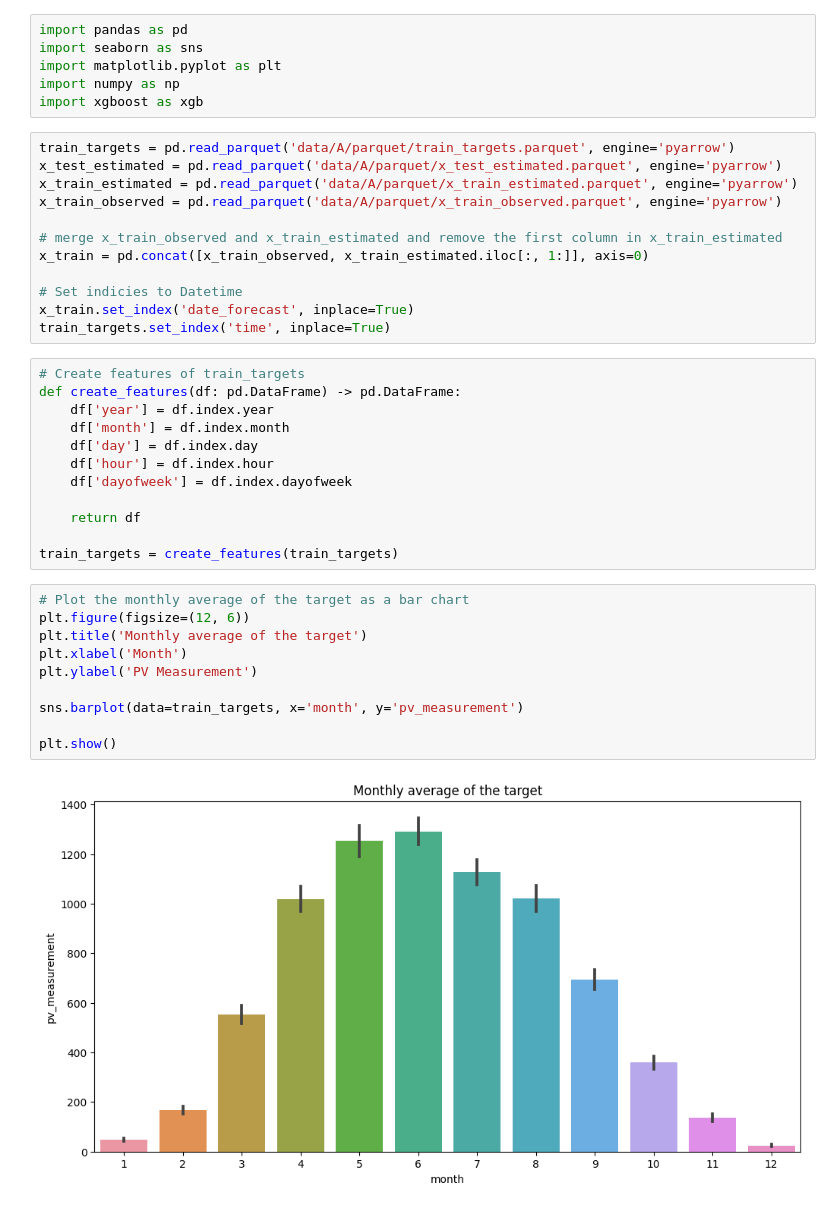
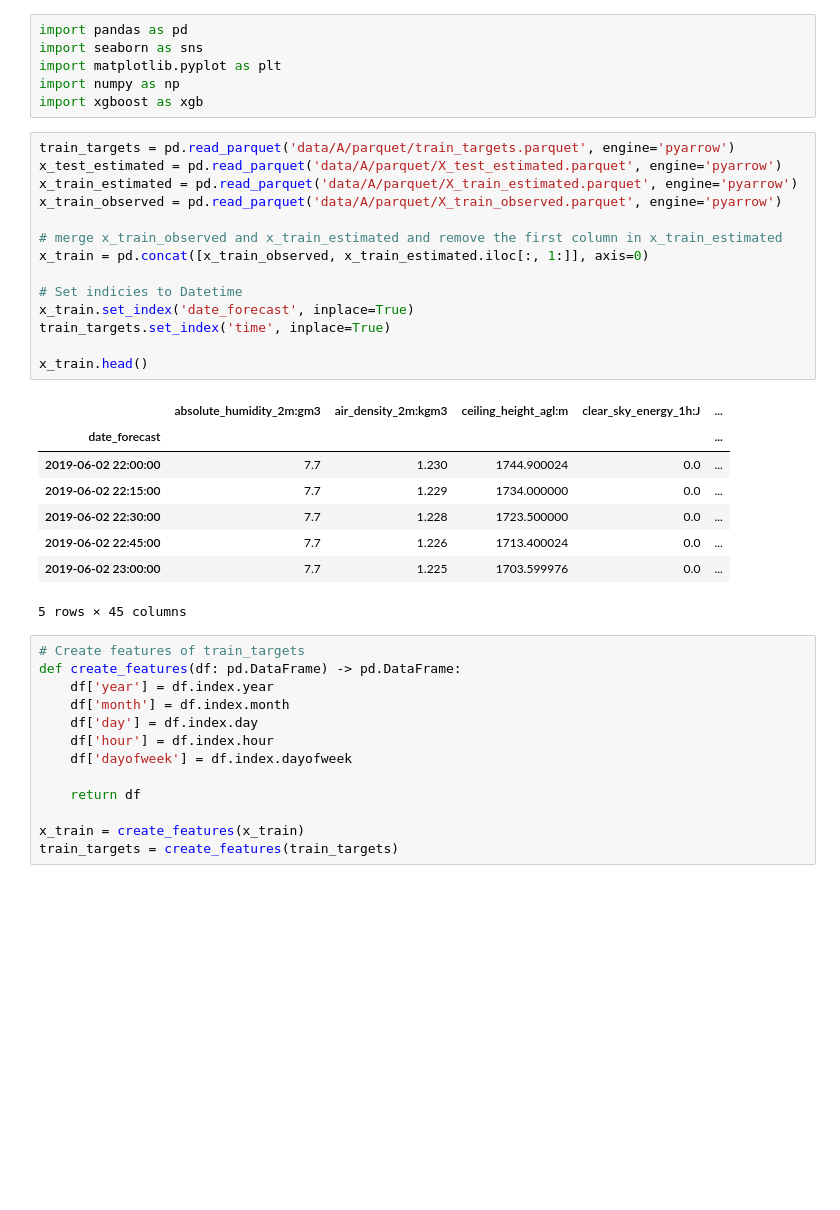
Before and after one commit to stinkyElias/TDT4173-ML, a Jupyter notebook: first_try_elias.ipynb, the cells around one changed output. Cells and saved outputs as stored; diff of their text form; blank space fills up the shorter version.

```diff
--- a/first_try_elias.ipynb
+++ b/first_try_elias.ipynb
@@ -6,16 +6,27 @@ import numpy as np
 import xgboost as xgb
 # %%
 train_targets = pd.read_parquet('data/A/parquet/train_targets.parquet', engine='pyarrow')
-x_test_estimated = pd.read_parquet('data/A/parquet/x_test_estimated.parquet', engine='pyarrow')
-x_train_estimated = pd.read_parquet('data/A/parquet/x_train_estimated.parquet', engine='pyarrow')
-x_train_observed = pd.read_parquet('data/A/parquet/x_train_observed.parquet', engine='pyarrow')
+x_test_estimated = pd.read_parquet('data/A/parquet/X_test_estimated.parquet', engine='pyarrow')
+x_train_estimated = pd.read_parquet('data/A/parquet/X_train_estimated.parquet', engine='pyarrow')
+x_train_observed = pd.read_parquet('data/A/parquet/X_train_observed.parquet', engine='pyarrow')
 
 # merge x_train_observed and x_train_estimated and remove the first column in x_train_estimated
 x_train = pd.concat([x_train_observed, x_train_estimated.iloc[:, 1:]], axis=0)
 
 # Set indicies to Datetime
 x_train.set_index('date_forecast', inplace=True)
 train_targets.set_index('time', inplace=True)
+
+x_train.head()
+# %% [output]
+|  | absolute_humidity_2m:gm3 | air_density_2m:kgm3 | ceiling_height_agl:m | clear_sky_energy_1h:J | ... |
+| date_forecast |  |  |  |  | ... |
+| 2019-06-02 22:00:00 | 7.7 | 1.230 | 1744.900024 | 0.0 | ... |
+| 2019-06-02 22:15:00 | 7.7 | 1.229 | 1734.000000 | 0.0 | ... |
+| 2019-06-02 22:30:00 | 7.7 | 1.228 | 1723.500000 | 0.0 | ... |
+| 2019-06-02 22:45:00 | 7.7 | 1.226 | 1713.400024 | 0.0 | ... |
+| 2019-06-02 23:00:00 | 7.7 | 1.225 | 1703.599976 | 0.0 | ... |
+5 rows × 45 columns
 # %%
 # Create features of train_targets
 def create_features(df: pd.DataFrame) -> pd.DataFrame:
@@ -27,16 +38,5 @@ def create_features(df: pd.DataFrame) -> pd.DataFrame:
 
     return df
 
+x_train = create_features(x_train)
 train_targets = create_features(train_targets)
-# %%
-# Plot the monthly average of the target as a bar chart
-plt.figure(figsize=(12, 6))
-plt.title('Monthly average of the target')
-plt.xlabel('Month')
-plt.ylabel('PV Measurement')
-
-sns.barplot(data=train_targets, x='month', y='pv_measurement')
-
-plt.show()
-# %% [output]
-[figure, removed]
```
Also changed, not shown: parts of 4 cells of this notebook.
